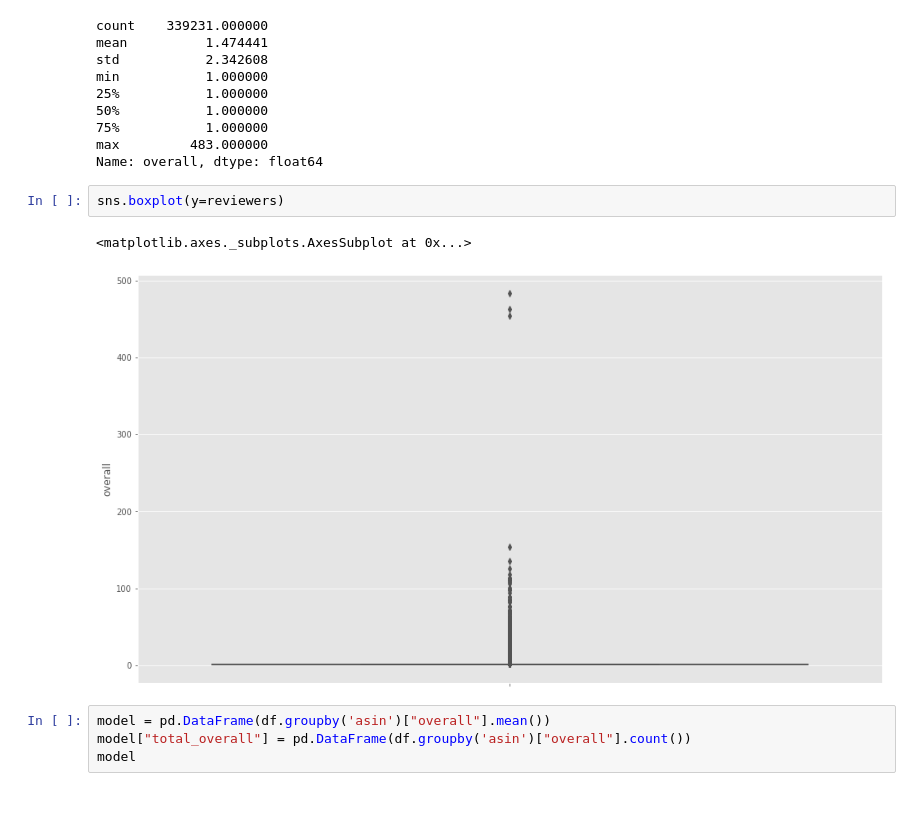
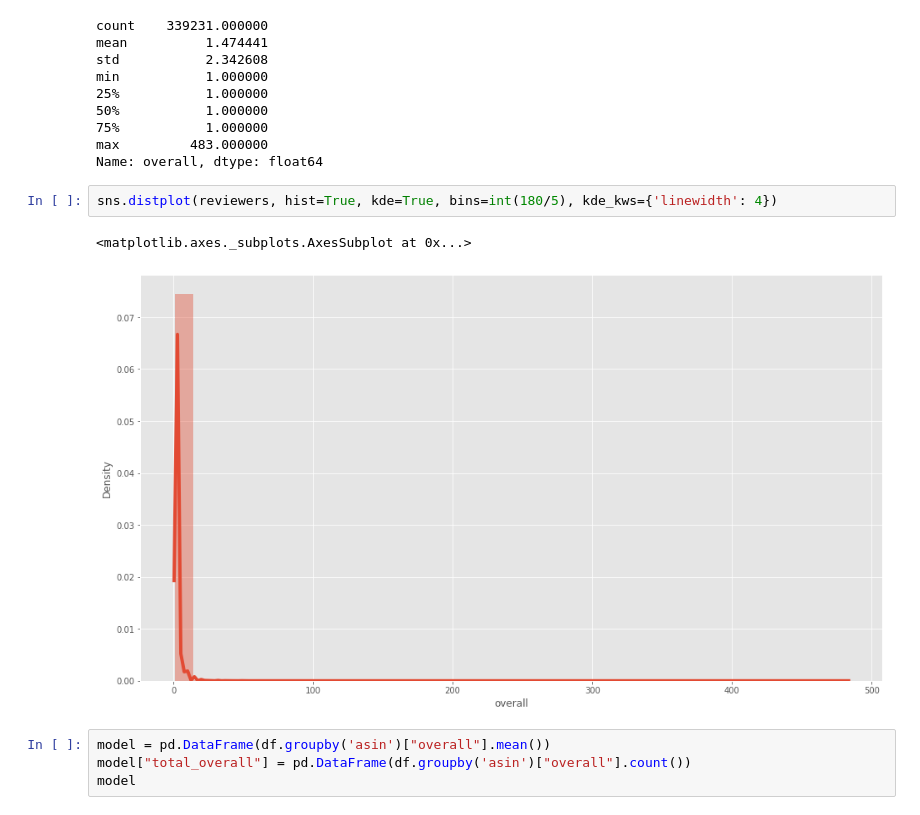
Before and after one commit to XavierCarrera/platzi-master-ml-exercises, a Jupyter notebook: AmazonProducts_RecommendationSystem.ipynb, the cells around one changed output. Drawn from its saved outputs; the diff is of its cells as text.

```diff
--- a/AmazonProducts_RecommendationSystem.ipynb
+++ b/AmazonProducts_RecommendationSystem.ipynb
@@ -186,11 +180,11 @@ min           1.000000
 75%           1.000000
 max         483.000000
 Name: overall, dtype: float64
-# %%
-sns.boxplot(y=reviewers)
-# %% [output]
-<matplotlib.axes._subplots.AxesSubplot at 0x...>
-[figure, removed]
+# %%
+sns.distplot(reviewers, hist=True, kde=True, bins=int(180/5), kde_kws={'linewidth': 4})
+# %% [output]
+<matplotlib.axes._subplots.AxesSubplot at 0x...>
+[figure, added]
 # %%
 model = pd.DataFrame(df.groupby('asin')["overall"].mean())
 model["total_overall"] = pd.DataFrame(df.groupby('asin')["overall"].count())
```
Also changed, not shown: parts of 10 cells of this notebook.
